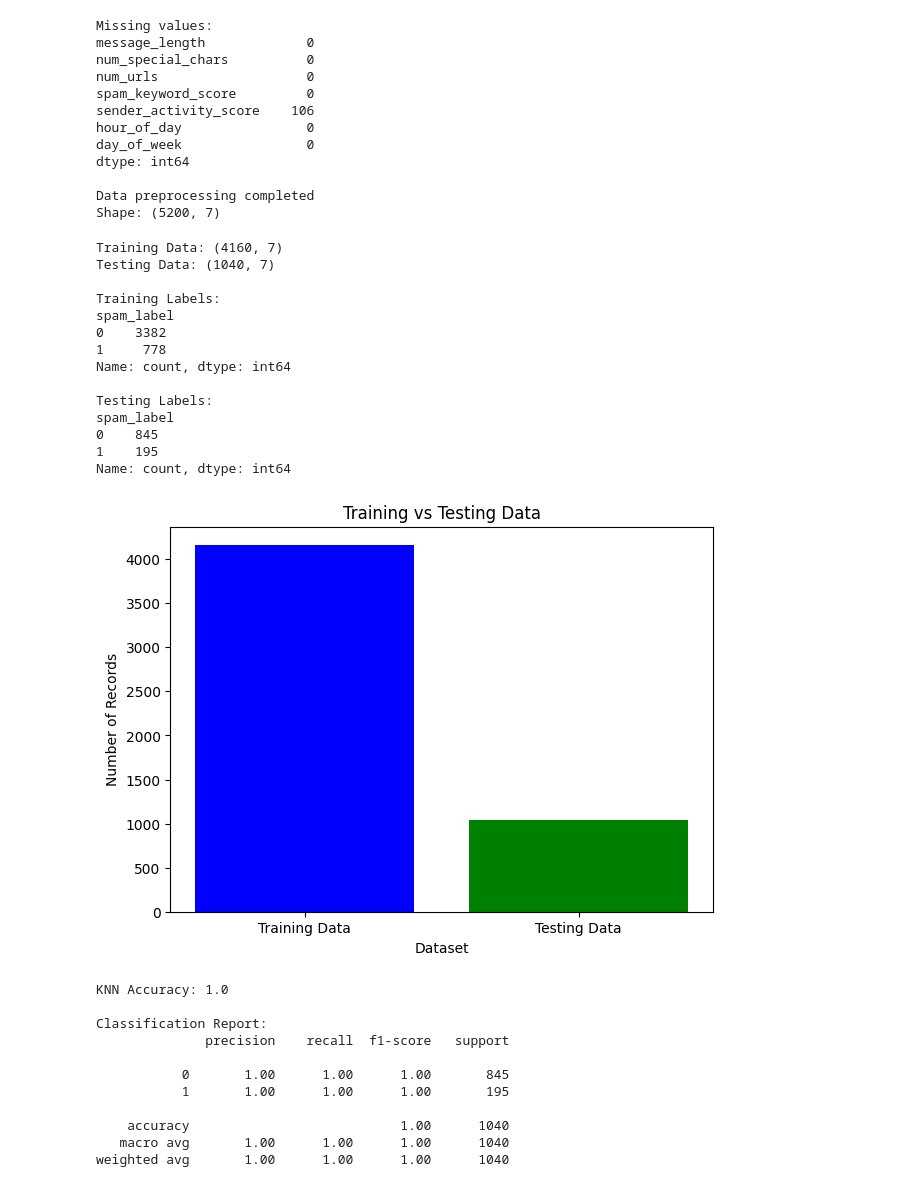
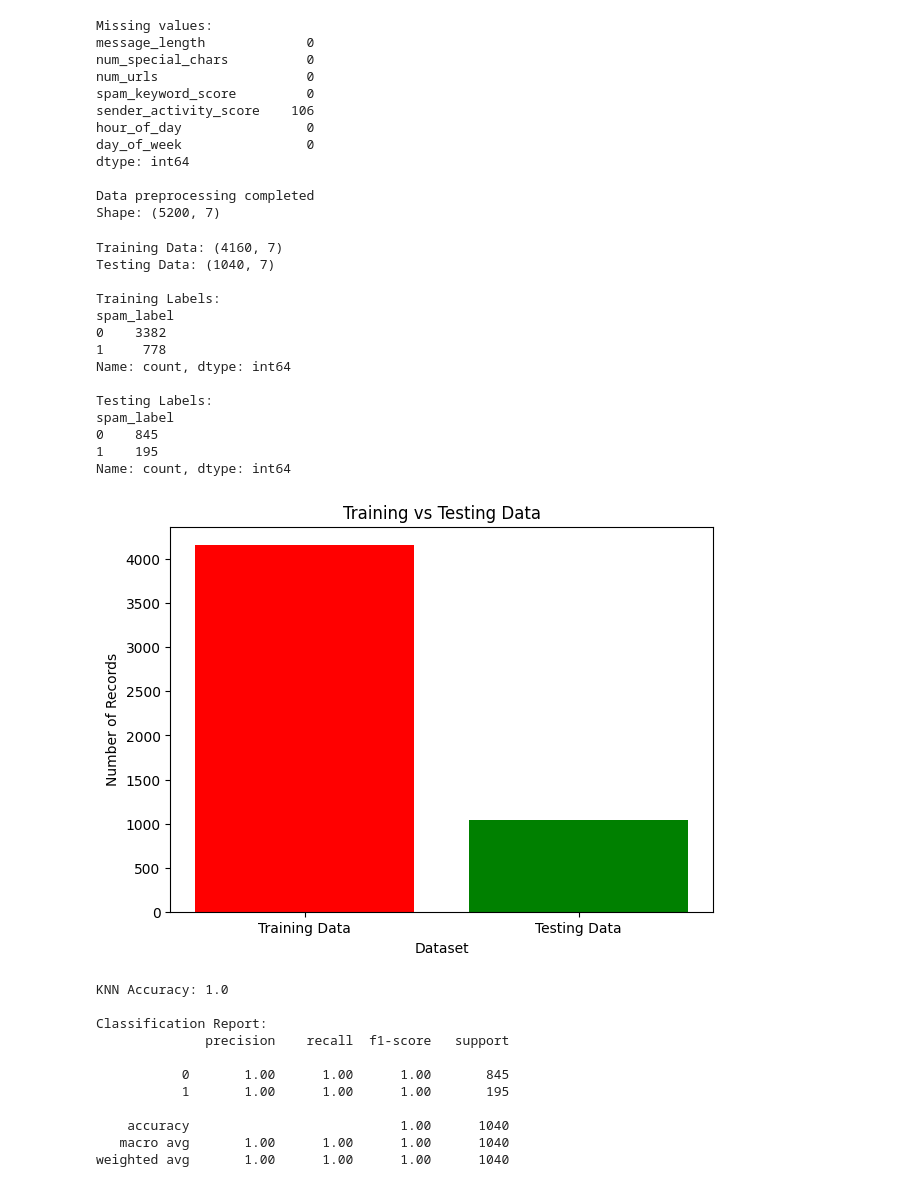
Before and after one commit to zalarahul973-design/Supervised-Learning-project4-message-intelligence-system, a Jupyter notebook: project4.ipynb, the cells around one changed output. Drawn from its saved outputs; the diff is of its cells as text; code cells hidden in the pictures.

```diff
--- a/project4.ipynb
+++ b/project4.ipynb
@@ -80,9 +82,6 @@ Data preprocessing completed
 Shape: (5200, 7)
 # %%
 # Q8 Training and Testing Data Split
-
-from sklearn.model_selection import train_test_split
-import matplotlib.pyplot as plt
 
 X_train, X_test, y_train, y_test = train_test_split(
     X,
@@ -108,35 +107,35 @@ data = [
 ]
 
 labels = [
     "Training Data",
     "Testing Data"
 ]
 
 plt.figure(figsize=(7, 5))
 
-plt.bar(labels, data,color=["blue", "green"])
+plt.bar(labels, data,color=["red", "green"])
 
 plt.title("Training vs Testing Data")
 plt.xlabel("Dataset")
 plt.ylabel("Number of Records")
 
 plt.show()
 # %% [output]
 Training Data: (4160, 7)
 Testing Data: (1040, 7)
 
 Training Labels:
 spam_label
 0    3382
 1     778
 Name: count, dtype: int64
 
 Testing Labels:
 spam_label
 0    845
 1    195
 Name: count, dtype: int64
-[figure, old version]
+[figure, new version]
 # %%
 # q9 Implement KNN classifier
 
```
Also changed, not shown: parts of 2 cells of this notebook.
